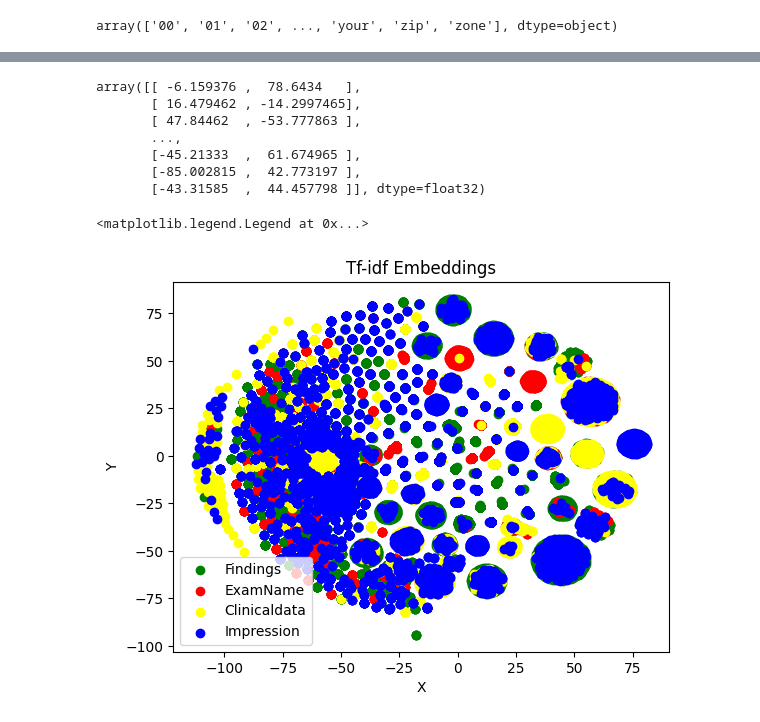
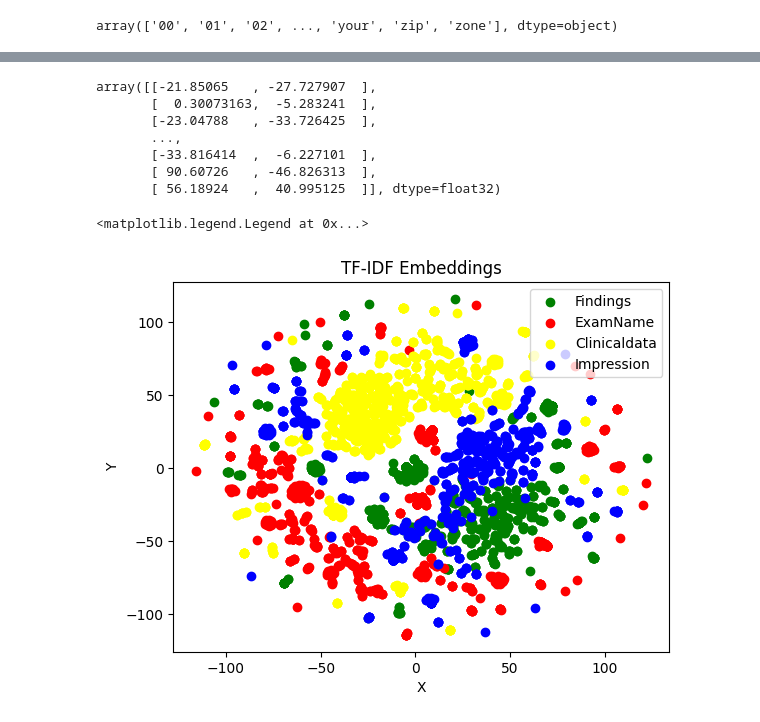
Before and after one commit to eleferrets/OpenAv-RadAI, a Jupyter notebook: openav_notebook_idf.ipynb, the cells around one changed output, grey strips where cells are left out. Saved outputs shown, nothing was run; the diff lists cells and outputs as text; code cells hidden in the pictures.

```diff
--- a/openav_notebook_idf.ipynb
+++ b/openav_notebook_idf.ipynb
@@ -17,14 +17,21 @@ reports.head(3)
 | 1 | 1 | EXAM: CHEST RADIOGRAPHY EXAM DATE... | FINDINGS: Lungs/Pleura: No focal ... | CLINICAL HISTORY: CHEST PAIN. \n\n | EXAM: CHEST RADIOGRAPHY EXAM DATE... | IMPRESSION: No acute cardiopulmon... |
 | 2 | 2 | EXAM: CHEST RADIOGRAPHY EXAM DATE... | FINDINGS: Lungs/Pleura: No focal ... | CLINICAL HISTORY: CHEST PAIN. \n\n | EXAM: CHEST RADIOGRAPHY EXAM DATE... | IMPRESSION: No acute cardiopulmon... |
 # %%
-report_findings = reports['findings'].str.split().tolist()
-report_clinicaldata = reports['clinicaldata'].str.split().tolist()
-report_examname = reports['ExamName'].str.split().tolist()
-report_impression = reports['impression'].str.split().tolist()
+# Get the entire corpus
+report_findings = reports['findings'].tolist()
+report_clinicaldata = reports['clinicaldata'].tolist()
+report_examname = reports['ExamName'].tolist()
+report_impression = reports['impression'].tolist()
 # Take the limit to be the first tenth of values
-findings_limit = len(report_findings) * 0.1
-corpus_findings=[word for i in report_findings if isinstance(i, list) for word in i ]
-corpus_clinicaldata=[word for i in report_clinicaldata if isinstance(i, list) for word in i ]
-corpus_examname=[word for i in report_examname if isinstance(i, list) for word in i ]
-corpus_impression=[word for i in report_impression if isinstance(i, list) for word in i ]
-corpus = corpus_findings + corpus_clinicaldata + corpus_examname + corpus_impression
+# findings_limit = len(report_findings) * 0.1
+# corpus_findings=[word for i in report_findings for word in i ]
+# corpus_clinicaldata=[word for i in report_clinicaldata for word in i ]
+# corpus_examname=[word for i in report_examname for word in i ]
+# corpus_impression=[word for i in report_impression for word in i ]
+corpus = report_findings + report_clinicaldata + report_examname + report_impression
+# print(len(corpus_findings))
+# print(len(corpus_clinicaldata))
+# print(len(corpus_examname))
+# print(len(corpus_impression))
+# print(report_findings[0])
+# print(corpus)
@@ -54,33 +57,34 @@ array([[0., 0., 0., ..., 0., 0., 0.],
 X_embedded = TSNE(n_components=2, learning_rate='auto',init='random',perplexity=3).fit_transform(X)
 X_embedded
 # %% [output]
-array([[ -6.159376 ,  78.6434   ],
-       [ 16.479462 , -14.2997465],
-       [ 47.84462  , -53.777863 ],
+array([[-21.85065   , -27.727907  ],
+       [  0.30073163,  -5.283241  ],
+       [-23.04788   , -33.726425  ],
        ...,
-       [-45.21333  ,  61.674965 ],
-       [-85.002815 ,  42.773197 ],
-       [-43.31585  ,  44.457798 ]], dtype=float32)
+       [-33.816414  ,  -6.227101  ],
+       [ 90.60726   , -46.826313  ],
+       [ 56.18924   ,  40.995125  ]], dtype=float32)
 # %%
-plt.title("Tf-idf Embeddings")
+# Plot with different colors
+plt.title("TF-IDF Embeddings")
 plt.xlabel("X")
 plt.ylabel("Y")
 
 # Notation :,# takes all the columns from the number
-lF = len(corpus_findings)
-lC = len(corpus_clinicaldata)
-lE = len(corpus_examname)
-lI = len(corpus_impression)
+lF = len(report_findings)
+lC = len(report_clinicaldata)
+lE = len(report_examname)
+lI = len(report_impression)
 
 
 plt.scatter(X_embedded[0:lF,0], X_embedded[0:lF,1], c='green')
 plt.scatter(X_embedded[lF:lF+lC,0], X_embedded[lF:lF+lC,1], c='red')
 plt.scatter(X_embedded[lF+lC:lF+lC+lE,0], X_embedded[lF+lC:lF+lC+lE,1], c='yellow')
 plt.scatter(X_embedded[lF+lC+lE:,0], X_embedded[lF+lC+lE:,1], c='blue')
 plt.legend(['Findings', 'ExamName','Clinicaldata','Impression'])
 # %% [output]
 <matplotlib.legend.Legend at 0x...>
-[figure, old version]
+[figure, new version]
 # %%
 plt.show()
 # %%
```
Also changed, not shown: parts of 17 cells of this notebook, 5 other files.
